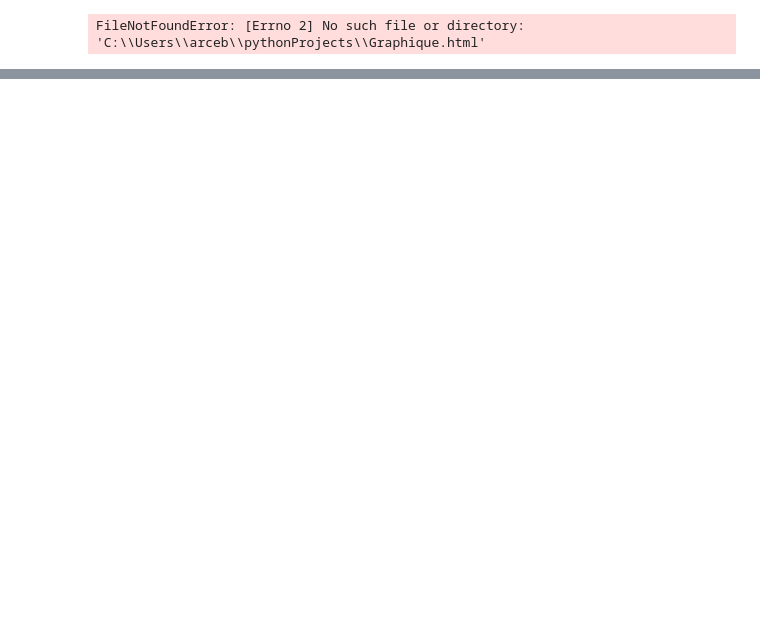
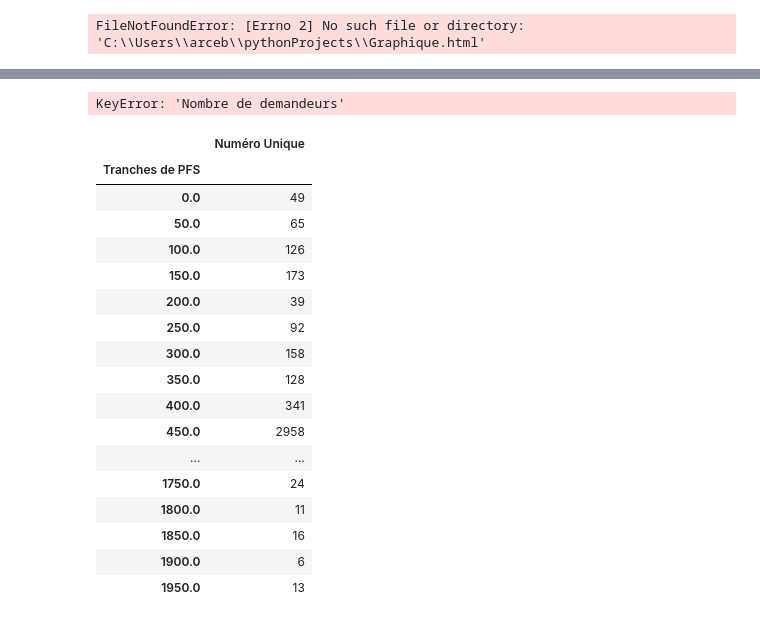
Before and after one commit to cmllbll/Social-Housing-in-France, a Jupyter notebook: Tableaux.ipynb, the cells around one changed output, grey strips where cells are left out. Cells and saved outputs as stored; diff of their text form; code cells hidden in the pictures; blank space fills up the shorter version.

```diff
--- a/Tableaux.ipynb
+++ b/Tableaux.ipynb
@@ -525,0 +585,6 @@ import plotly
+# %%
+#bddbis.pivot_table(index="Trancges de RI", columns="Tranches de PFS", values="value", aggfunc="sum")
+ri=RI.pivot_table(index="Tranches de PFS", columns='Nombre de demandeurs',  values="Numéro Unique",  aggfunc="size", fill_value=0)
+ri
+# %% [output]
+KeyError: 'Nombre de demandeurs'
@@ -525,0 +595,21 @@ import plotly
+# %%
+ri
+# %% [output]
+|  | Numéro Unique |
+| Tranches de PFS |  |
+| 0.0 | 49 |
+| 50.0 | 65 |
+| 100.0 | 126 |
+| 150.0 | 173 |
+| 200.0 | 39 |
+| 250.0 | 92 |
+| 300.0 | 158 |
+| 350.0 | 128 |
+| 400.0 | 341 |
+| 450.0 | 2958 |
+| ... | ... |
+| 1750.0 | 24 |
+| 1800.0 | 11 |
+| 1850.0 | 16 |
+| 1900.0 | 6 |
+| 1950.0 | 13 |
```
Also changed, not shown: parts of 13 cells of this notebook, 1 other file.
